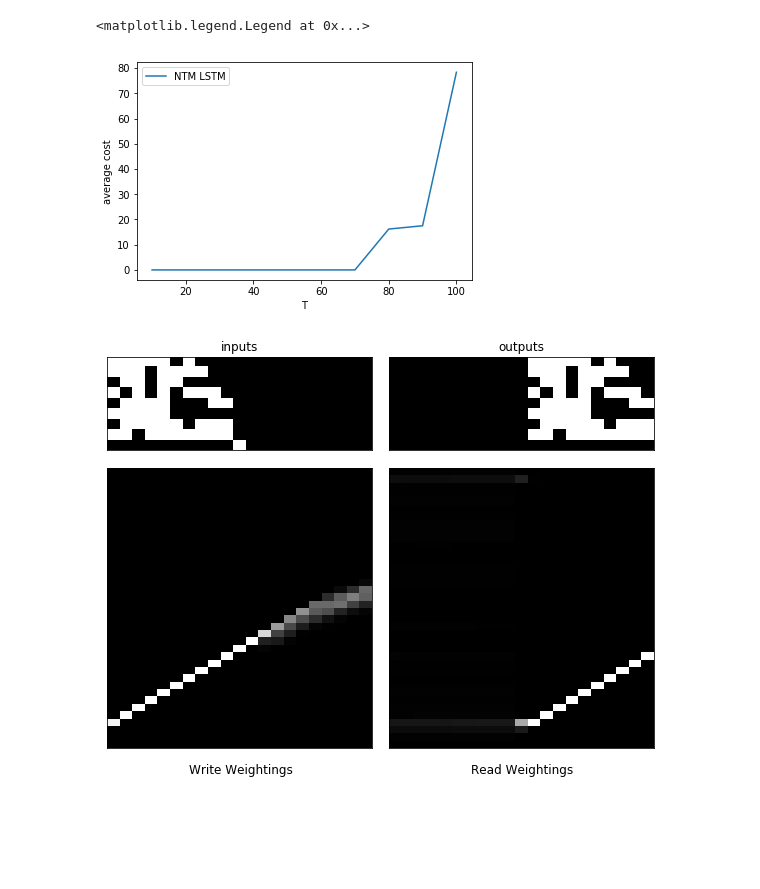
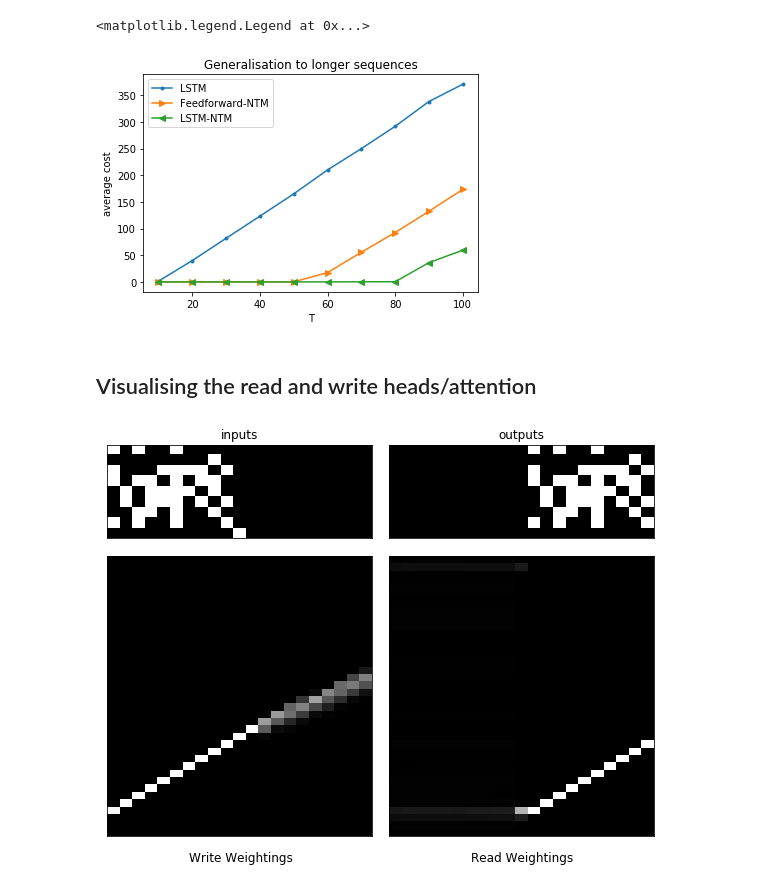
Before and after one commit to fanxiao001/ift6135-assignment, a Jupyter notebook: assignment3/ift6135_hwk3.ipynb, the cells around one changed output. Drawn from its saved outputs; the diff is of its cells as text; code cells hidden in the pictures; blank space fills up the shorter version.

```diff
--- a/assignment3/ift6135_hwk3.ipynb
+++ b/assignment3/ift6135_hwk3.ipynb
@@ -28,0 +32,9 @@ list_ntm_lstm_50 = np.mean(np.array(list_cost).reshape(50,1000), axis=1)
+# %%
+model_lstm, list_seq_num, list_loss, list_cost = loadCheckpoint(path='lstm_l1_b20_e50000_i1')
+cost_lstm_50 = np.mean(np.array(list_cost).reshape(50,1000), axis=1)
+
+model_ntm_mlp, list_seq_num, list_loss, list_cost = loadCheckpoint(path='ntm_mlp_l1_b20_e50000_i1')
+cost_ntm_mlp_50 = np.mean(np.array(list_cost).reshape(50,1000), axis=1)
+
+model_ntm_lstm, list_seq_num, list_loss, list_cost = loadCheckpoint(path='ntm_lstm_l1_b20_e50000_i1')
+cost_ntm_lstm_50 = np.mean(np.array(list_cost).reshape(50,1000), axis=1)
@@ -37,9 +71,10 @@ plt.legend()
 # %%
-list_avg_loss = []
-list_avg_cost = []
+# LSTM
+list_avg_loss_lstm = []
+list_avg_cost_lstm = []
 for T in range(10,110,10) :
     test_data_loader = dataloader(num_batches = 1,batch_size = MINI_BATCH,seq_width=8,min_len=T,max_len=T)
-    avg_loss, avg_cost = evaluate(model,test_data_loader,loss_function)
-    list_avg_loss.append(avg_loss)
-    list_avg_cost.append(avg_cost)
+    avg_loss, avg_cost = evaluate(model_lstm,test_data_loader,loss_function)
+    list_avg_loss_lstm.append(avg_loss)
+    list_avg_cost_lstm.append(avg_cost)
 # %% [output]
@@ -55,0 +91,9 @@ T = 100, Average loss 0.069275, average cost 78.350000
+# %%
+# Feedforward-NTM
+list_avg_loss_ntm_mlp = []
+list_avg_cost_ntm_mlp = []
+for T in range(10,110,10) :
+    test_data_loader = dataloader(num_batches = 1,batch_size = MINI_BATCH,seq_width=8,min_len=T,max_len=T)
+    avg_loss, avg_cost = evaluate(model_ntm_mlp,test_data_loader,loss_function)
+    list_avg_loss_ntm_mlp.append(avg_loss)
+    list_avg_cost_ntm_mlp.append(avg_cost)
@@ -55,0 +111,9 @@ T = 100, Average loss 0.069275, average cost 78.350000
+# %%
+# LSTM-NTM
+list_avg_loss_ntm_lstm = []
+list_avg_cost_ntm_lstm = []
+for T in range(10,110,10) :
+    test_data_loader = dataloader(num_batches = 1,batch_size = MINI_BATCH,seq_width=8,min_len=T,max_len=T)
+    avg_loss, avg_cost = evaluate(model_ntm_lstm,test_data_loader,loss_function)
+    list_avg_loss_ntm_lstm.append(avg_loss)
+    list_avg_cost_ntm_lstm.append(avg_cost)
@@ -56,17 +131,22 @@ T = 100, Average loss 0.069275, average cost 78.350000
 # %%
-plt.plot(range(10,110,10),list_avg_cost,label='NTM LSTM')
+plt.plot(range(10,110,10),list_avg_cost_lstm,linestyle='-', marker='.',label='LSTM')
+plt.plot(range(10,110,10),list_avg_cost_ntm_mlp,linestyle='-', marker='>',label='Feedforward-NTM')
+plt.plot(range(10,110,10),list_avg_cost_ntm_lstm,linestyle='-', marker='<', label='LSTM-NTM')
 plt.xlabel('T')
 plt.ylabel('average cost')
+plt.title('Generalisation to longer sequences')
 plt.legend()
 # %% [output]
 <matplotlib.legend.Legend at 0x...>
-[figure, old version]
+[figure, new version]
+# %% [markdown]
+## Visualising the read and write heads/attention
 # %%
 T = 10
 test_data_loader = dataloader(num_batches = 1,batch_size = MINI_BATCH,seq_width=8,min_len=T,max_len=T)
 
 for batch_num, X, Y in test_data_loader :
-    result = evaluate_single_batch(model,loss_function, X, Y)
-    visualize_read_write(X,result,model.N)
+    result = evaluate_single_batch(model_ntm_lstm,loss_function, X, Y)
+    visualize_read_write(X,result,model_ntm_lstm.N)
 # %% [output]
-[figure, old version]
+[figure, new version]
```
Also changed, not shown: parts of 14 cells of this notebook, 2 other files.
